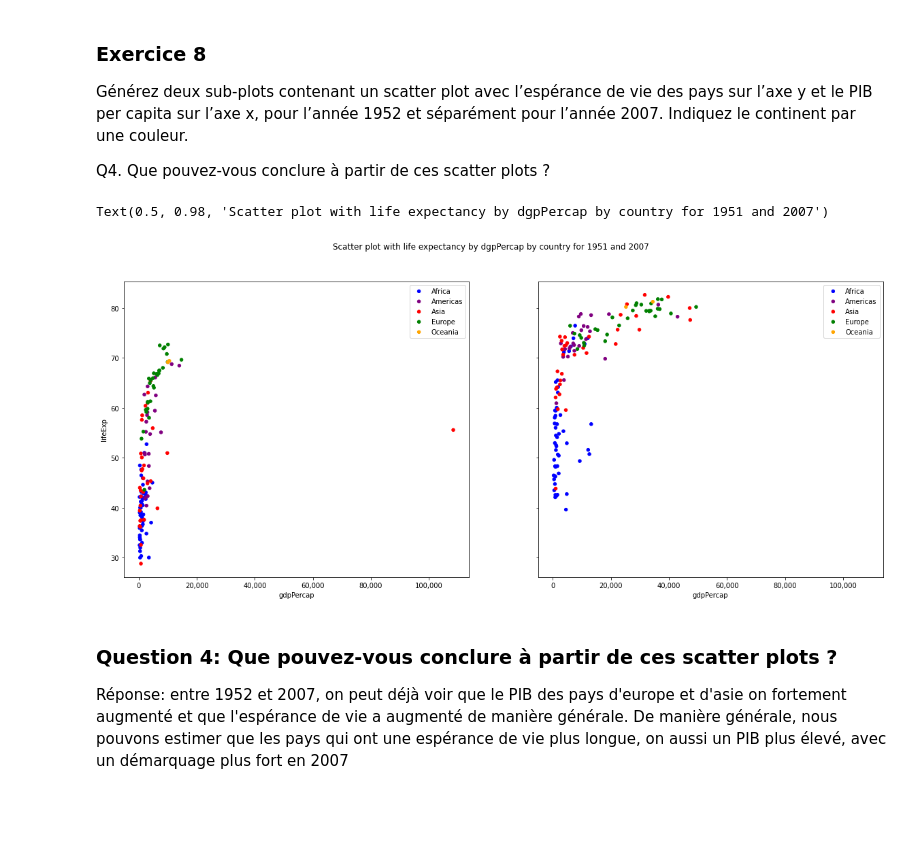
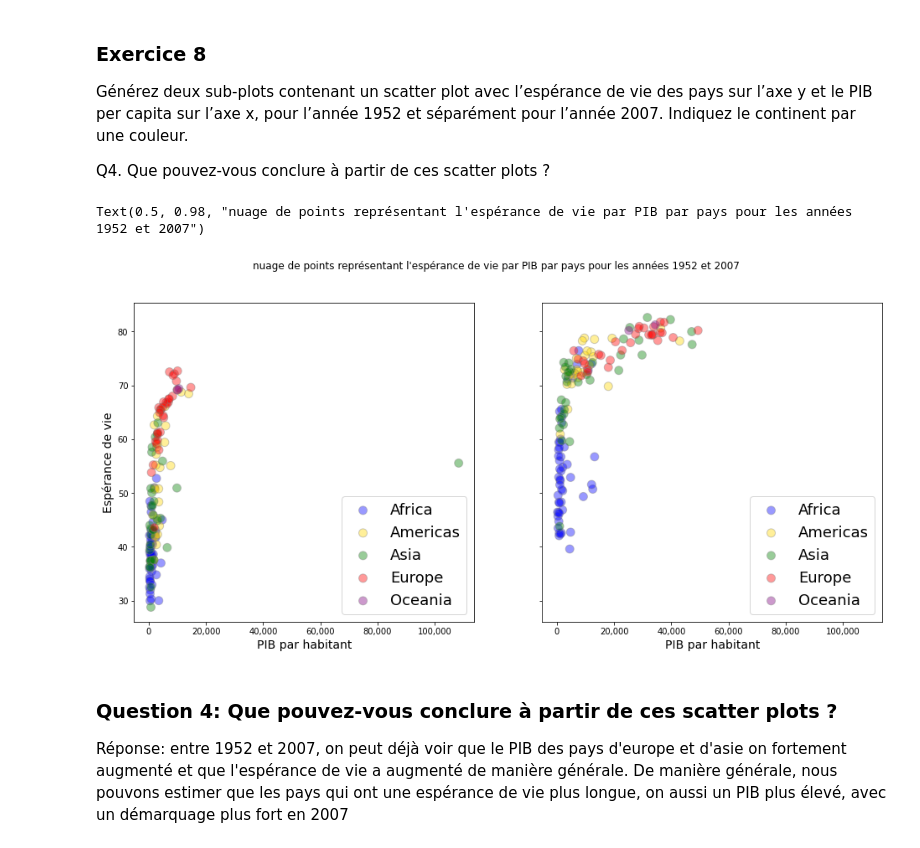
Before and after one commit to DrC0okie/Roy_VanHove_ISD_TP3, a Jupyter notebook: gapminder.ipynb, the cells around one changed output. Drawn from its saved outputs; the diff is of its cells as text; code cells hidden in the pictures; blank space fills up the shorter version.

Commit message:
Finished optimization of all plots

```diff
--- a/gapminder.ipynb
+++ b/gapminder.ipynb
@@ -210,31 +217,27 @@ Générez deux sub-plots contenant un scatter plot avec l’espérance de vie de
 
 Q4. Que pouvez-vous conclure à partir de ces scatter plots ?
 # %%
-#data1 = gm.loc[:, ["year","gdpPercap","lifeExp", "continent"]].query("year == 1952")
-#data2 = gm.loc[:, ["year","gdpPercap","lifeExp", "continent"]].query("year == 2007")
-#colors = {'Americas':'red', 'Europe':'green', 'Asia':'blue', 'Oceania':'purple', 'Africa':'orange'}
-#labels = {'Americas', 'Europe', 'Asia', 'Oceania', 'Africa'}
-#plot1 = data1.plot.scatter(x="gdpPercap", y="lifeExp", c=data1['continent'].map(colors), figsize=(20,10))
-#plot1.get_xaxis().set_major_formatter(mpl.ticker.FuncFormatter(lambda x, p: format(int(x), ",")))
-#plot2 = data2.plot.scatter(x="gdpPercap", y="lifeExp", c=data1['continent'].map(colors), figsize=(20,10))
-#plot2.get_xaxis().set_major_formatter(mpl.ticker.FuncFormatter(lambda x, p: format(int(x), ",")))
-fig, axs = plt.subplots(1, 2, sharey=True, sharex=True, figsize=(20, 8))
-axs[0].get_xaxis().set_major_formatter(mpl.ticker.FuncFormatter(lambda x, p: format(int(x), ",")))
-colors = {'Asia':'red', 'Europe':'green', 'Africa':'blue', 'Americas':'purple', 'Oceania':'orange'}
+#Création des subplots avec des valeurs x et y partagées
+plot, subPlots = plt.subplots(1, 2, sharex=True, sharey=True, figsize=(16, 7))
+colors = {"Africa":"blue", "Americas":"gold", "Asia":"green", "Europe":"red", "Oceania":"purple"}
+datas = ([gm.loc[:, ["continent","lifeExp", "gdpPercap","year"]].query("year == 1952"),(gm.loc[:, ["continent","lifeExp", 'gdpPercap','year']].query("year == 2007"))])
 
-data_1952 = gm.loc[:, ['continent','lifeExp', 'gdpPercap','year']].query("year == 1952")
-data_2007 = gm.loc[:, ['continent','lifeExp', 'gdpPercap','year']].query("year == 2007")
+#iteration sur les subplots
+for i in range(0,2) :
+    #Iteration sur les continents pour les plotter, leur donner une couleur
+    for j, (cont, df) in enumerate(datas[i].groupby('continent')):
+        df.plot.scatter(ax=subPlots[i], x="gdpPercap", y="lifeExp", s=100, alpha=0.4, edgecolors='grey',
+                        c=df['continent'].map(colors), label=cont)
+    subPlots[i].get_xaxis().set_major_formatter(mpl.ticker.FuncFormatter(lambda x, p: format(int(x), ",")))
+    subPlots[i].legend(loc=4, prop={"size": 18})
+    subPlots[i].set_ylabel("Espérance de vie", fontsize=14)
+    subPlots[i].set_xlabel("PIB par habitant", fontsize=14)
 
-for c, (continent, df_continent) in enumerate(data_1952.groupby('continent')):
-    df_continent.plot.scatter(ax=axs[0], x="gdpPercap", y="lifeExp", c=df_continent['continent'].map(colors), label=continent)
-
-
-for c, (continent, df_continent) in enumerate(data_2007.groupby('continent')):
-    df_continent.plot.scatter(ax=axs[1], x="gdpPercap", y="lifeExp", c=df_continent['continent'].map(colors), label=continent)
-fig.suptitle('Scatter plot with life expectancy by dgpPercap by country for 1951 and 2007')
+#Donner un titre au plot principal
+plot.suptitle("nuage de points représentant l\'espérance de vie par PIB par pays pour les années 1952 et 2007")
 # %% [output]
-Text(0.5, 0.98, 'Scatter plot with life expectancy by dgpPercap by country for 1951 and 2007')
+Text(0.5, 0.98, "nuage de points représentant l'espérance de vie par PIB par pays pour les années 1952 et 2007")
-[figure, old version]
+[figure, new version]
 # %% [markdown]
 ### Question 4: Que pouvez-vous conclure à partir de ces scatter plots ?
 
```
Also changed, not shown: parts of 12 cells of this notebook.
